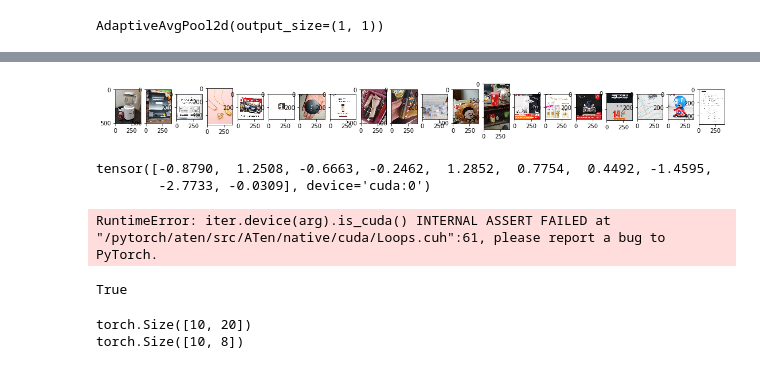
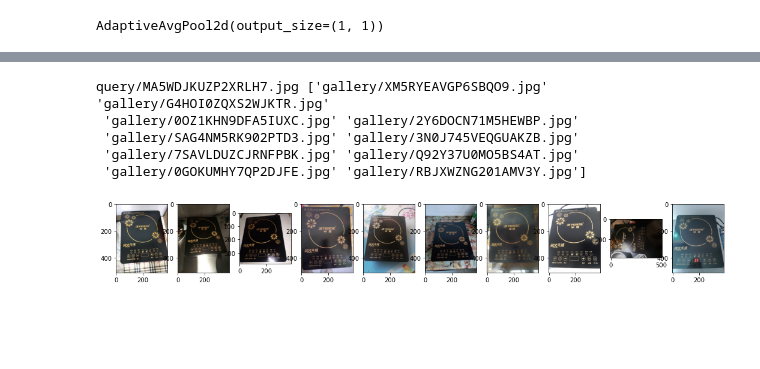
Before and after one commit to zakajd/huawei2020, a Jupyter notebook: notebooks/1_EDA_Jamil.ipynb, the cells around one changed output, grey strips where cells are left out. Drawn from its saved outputs; the diff is of its cells as text; code cells hidden in the pictures; blank space fills up the shorter version.

```diff
--- a/notebooks/1_EDA_Jamil.ipynb
+++ b/notebooks/1_EDA_Jamil.ipynb
@@ -308,18 +327,23 @@ df = pd.read_csv(CONFIG_PATH / "train_val.csv")
-# %%
-def show_predictions(query_idx, query_files, gallery_files, perm_matrix, topk=10):
-    """Plots predictions"""
-    predictions = gallery_files[perm_matrix[:,: topk][query_idx]]
-    query_file = query_files[query_idx]
-#     print(os.path.join("data/interim/test_data_A_384", query_file))
-
-    query = cv2.imread(os.path.join("data/interim/test_data_A_384", query_file))
-    query = cv2.cvtColor(query, cv2.COLOR_BGR2RGB)
-
-    plt.figure(figsize=(20,10))
-    plt.subplot(1, topk + 1, 1)
-    plt.imshow(query)
-    for i in range(topk - 1):
-        image = cv2.imread(os.path.join("data/interim/test_data_A_384", predictions[i]))
-        image = cv2.cvtColor(image, cv2.COLOR_BGR2RGB)
-        plt.subplot(1, topk + 1, i + 2)
-        plt.imshow(image)
+# %%
+DBA = False
+aQE = False
+# %%
+test_embeddings = torch.tensor(list(map(eval, df_test["embeddings"].values)))
+query_mask = df_test["is_query"].values.astype(np.bool)
+query_files, gallery_files = df_test["file_path"].values[query_mask], df_test["file_path"].values[~query_mask]
+
+# Shape (n_embeddings, embedding_dim)
+query_embeddings, gallery_embeddings = test_embeddings[query_mask], test_embeddings[~query_mask]
+query_files, gallery_files = df_test["file_path"].values[query_mask], df_test["file_path"].values[~query_mask]
+logger.info(f"Test query size - {len(query_embeddings)}, gallery size - {len(gallery_embeddings)}")
+del test_embeddings
+
+if DBA:
+    gallery_embeddings = query_expansion(gallery_embeddings, gallery_embeddings, top_k=10, alpha=None)
+
+if aQE:
+    query_embeddings = query_expansion(query_embeddings, gallery_embeddings, top_k=3, alpha=3)
+
+# Matrix of pairwise cosin distances
+distances = torch.cdist(query_embeddings, gallery_embeddings)
+perm_matrix = torch.argsort(distances)
@@ -326,4 +352,9 @@ def show_predictions(query_idx, query_files, gallery_files, perm_matrix, topk=10
 # %%
-show_predictions(0, query_files, gallery_files, perm_matrix, topk=20)
+show_predictions(5955, query_files, gallery_files, perm_matrix, topk=10)
 # %% [output]
+query/MA5WDJKUZP2XRLH7.jpg ['gallery/XM5RYEAVGP6SBQO9.jpg' 'gallery/G4HOI0ZQXS2WJKTR.jpg'
+ 'gallery/0OZ1KHN9DFA5IUXC.jpg' 'gallery/2Y6DOCN71M5HEWBP.jpg'
+ 'gallery/SAG4NM5RK902PTD3.jpg' 'gallery/3N0J745VEQGUAKZB.jpg'
+ 'gallery/7SAVLDUZCJRNFPBK.jpg' 'gallery/Q92Y37U0MO5BS4AT.jpg'
+ 'gallery/0GOKUMHY7QP2DJFE.jpg' 'gallery/RBJXWZNG201AMV3Y.jpg']
-[figure, old version]
+[figure, new version]
@@ -337,18 +360,0 @@ else:
-# %%
-import torch
-x = torch.randn(10).cuda()
-y = torch.tensor(3.0)
-print(x)
-torch.pow(x, y)
-# %% [output]
-tensor([-0.8790,  1.2508, -0.6663, -0.2462,  1.2852,  0.7754,  0.4492, -1.4595,
-        -2.7733, -0.0309], device='cuda:0')
-RuntimeError: iter.device(arg).is_cuda() INTERNAL ASSERT FAILED at "/pytorch/aten/src/ATen/native/cuda/Loops.cuh":61, please report a bug to PyTorch.
-# %%
-d = {
-    "a": 2,
-    "b": 4,
-}
-d.get("c") == None
-# %% [output]
-True
@@ -385,12 +360,0 @@ def query_expansion(query_embeddings, gallery_embeddings, top_k=10, alpha=3):
-# %%
-query_embeddings = torch.rand(10, 8)
-gallery_embeddings = torch.randn(20, 8)
-
-
-# gallery_embeddings = query_expansion(gallery_embeddings, gallery_embeddings, top_k=10, alpha=None)
-
-
-query_embeddings = query_expansion(query_embeddings, gallery_embeddings, top_k=3, alpha=3)
-# %% [output]
-torch.Size([10, 20])
-torch.Size([10, 8])
```
Also changed, not shown: parts of 20 cells of this notebook, 6 other files.
